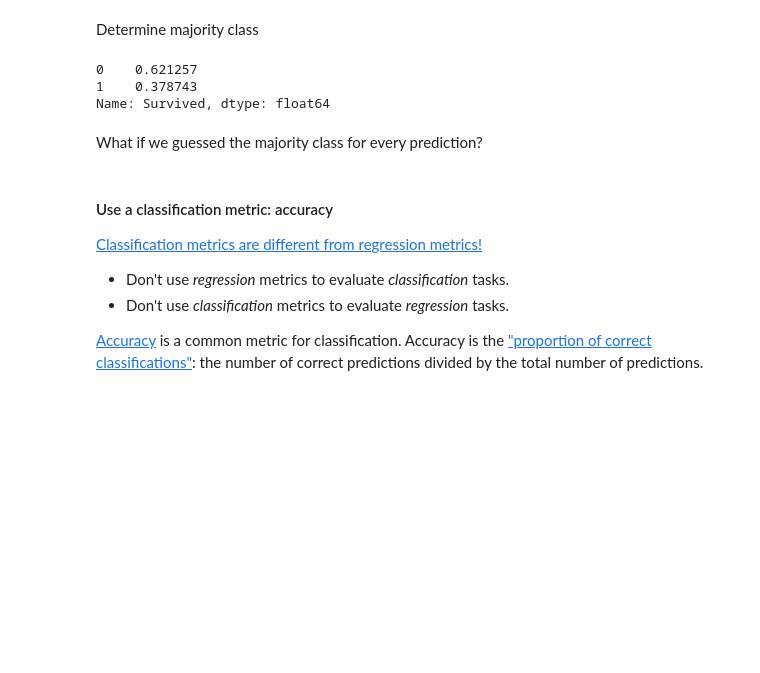
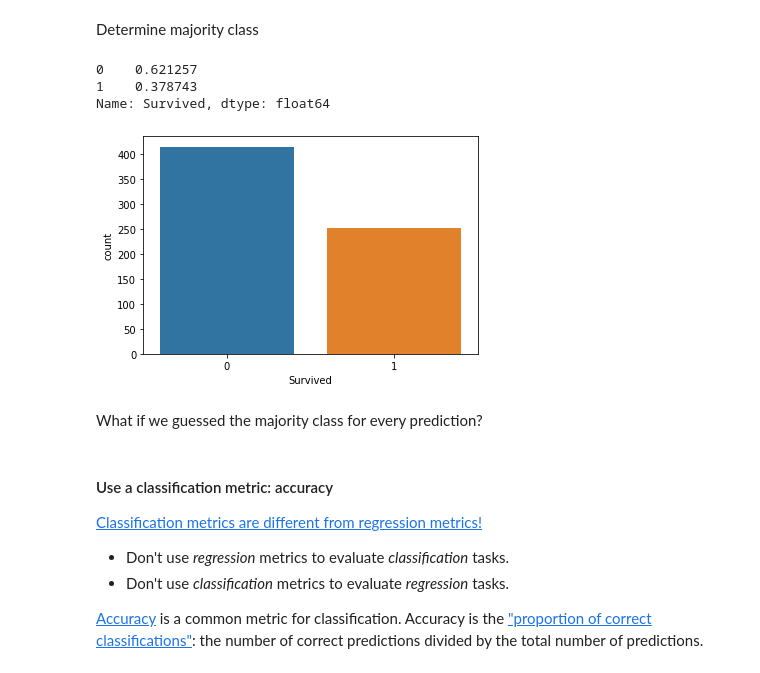
Before and after one commit to austinlasseter/DS-Unit-2-Linear-Models, a Jupyter notebook: module4-logistic-regression/214_responses.ipynb, the cells around one changed output. Saved outputs shown, nothing was run; the diff lists cells and outputs as text; code cells hidden in the pictures; blank space fills up the shorter version.

```diff
--- a/module4-logistic-regression/214_responses.ipynb
+++ b/module4-logistic-regression/214_responses.ipynb
@@ -171,5 +181,11 @@ y_train.value_counts(normalize=True)
 0    0.621257
 1    0.378743
 Name: Survived, dtype: float64
+# %%
+# display that as a graphic.
+import seaborn as sns
+sns.countplot(y_train);
+# %% [output]
+[figure, added]
 # %% [markdown]
 What if we guessed the majority class for every prediction?
```
Also changed, not shown: parts of 18 cells of this notebook.
